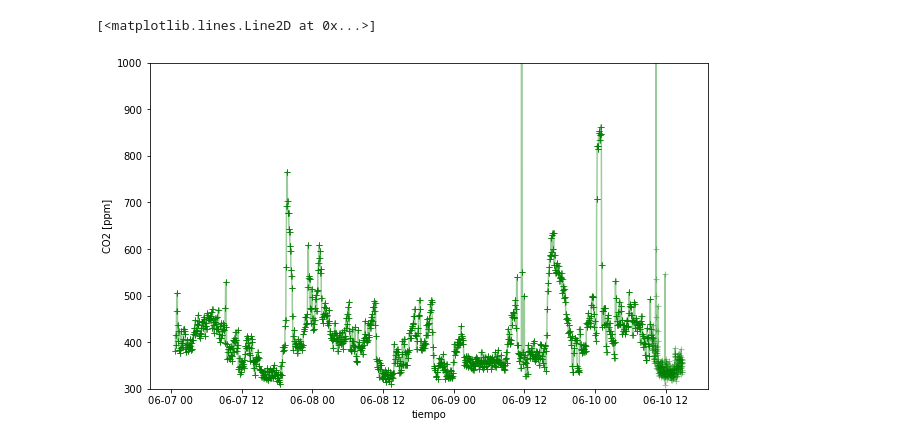
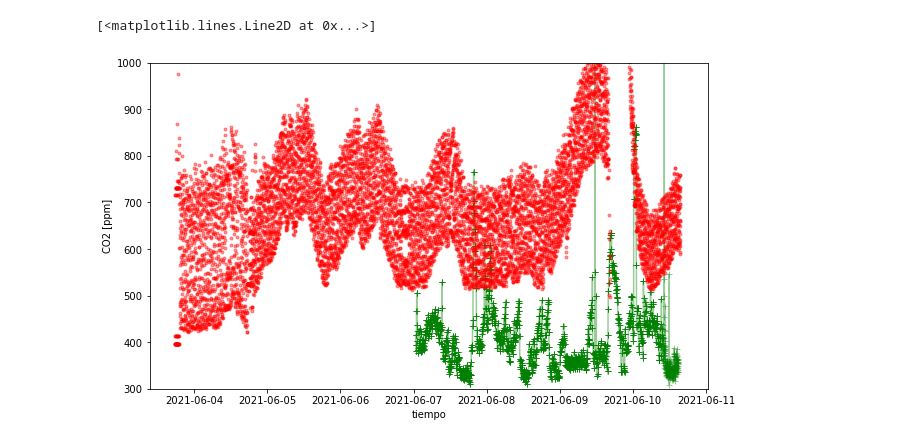
Before and after one commit to lata-mas/Monitor_co2_pistas_educativas, a Jupyter notebook: notebooks/compare_data.ipynb, the cells around one changed output. Saved outputs shown, nothing was run; the diff lists cells and outputs as text; code cells hidden in the pictures.

```diff
--- a/notebooks/compare_data.ipynb
+++ b/notebooks/compare_data.ipynb
@@ -21,16 +7,20 @@ aranet = pd.read_csv("../data/aranet4.csv",index_col=0,parse_dates=True,
+# %%
+sen = pd.read_csv("../data/sen.csv",index_col=0,parse_dates=True,
+                    names=["sen"],skiprows=1)
 # %%
 fig, ax = plt.subplots(figsize=(10,6))
 
 # fecha1 = parse("2021-06-09")
 # fecha2 = fecha1 + pd.Timedelta("1D")
 
 # ax.set_xlim(fecha1,fecha2)
 ax.set_ylim(300,1000)
 ax.set_ylabel("CO2 [ppm]")
 ax.set_xlabel("tiempo")
 # ax.set_title("Mediciones CO2")
 
 ax.plot(aranet.aranet,"g-+",alpha=0.4)
+ax.plot(sen.sen,"r.",alpha=0.4)
 # %% [output]
 [<matplotlib.lines.Line2D at 0x...>]
-[figure, old version]
+[figure, new version]
```
Also changed, not shown: parts of 1 cell of this notebook, 3 other files.
